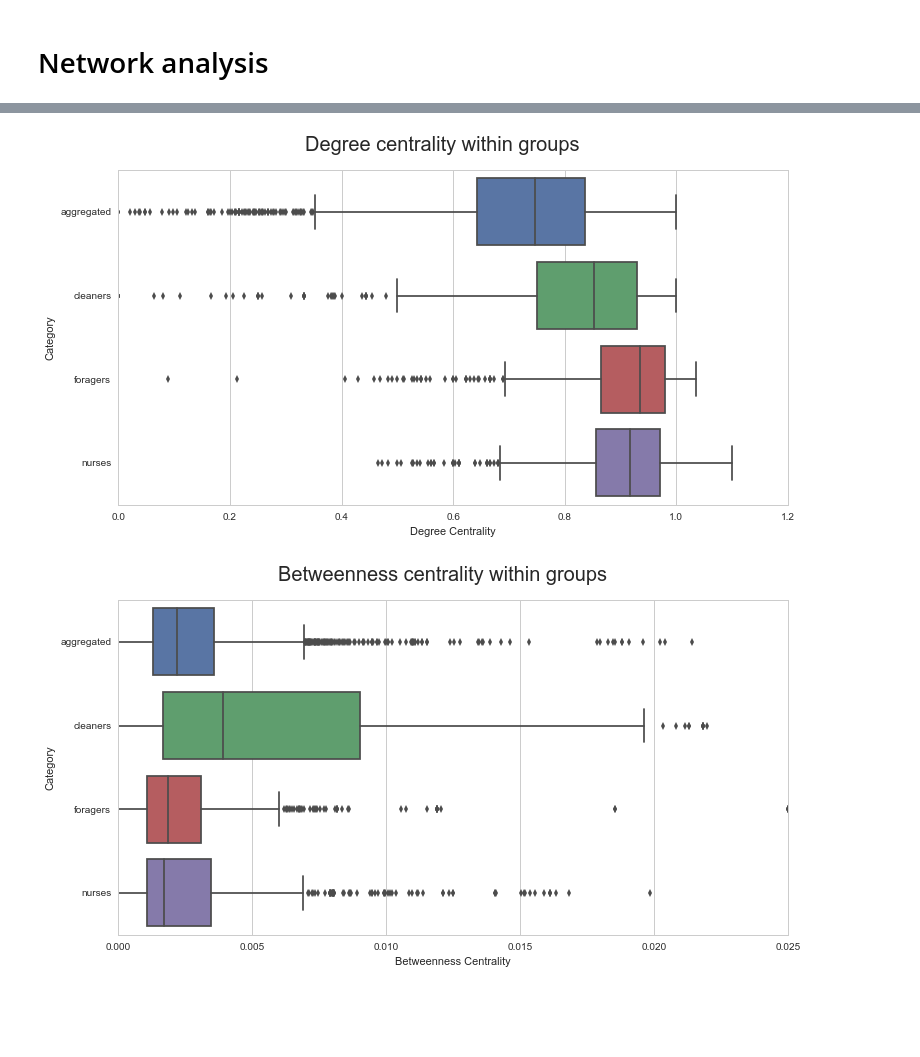
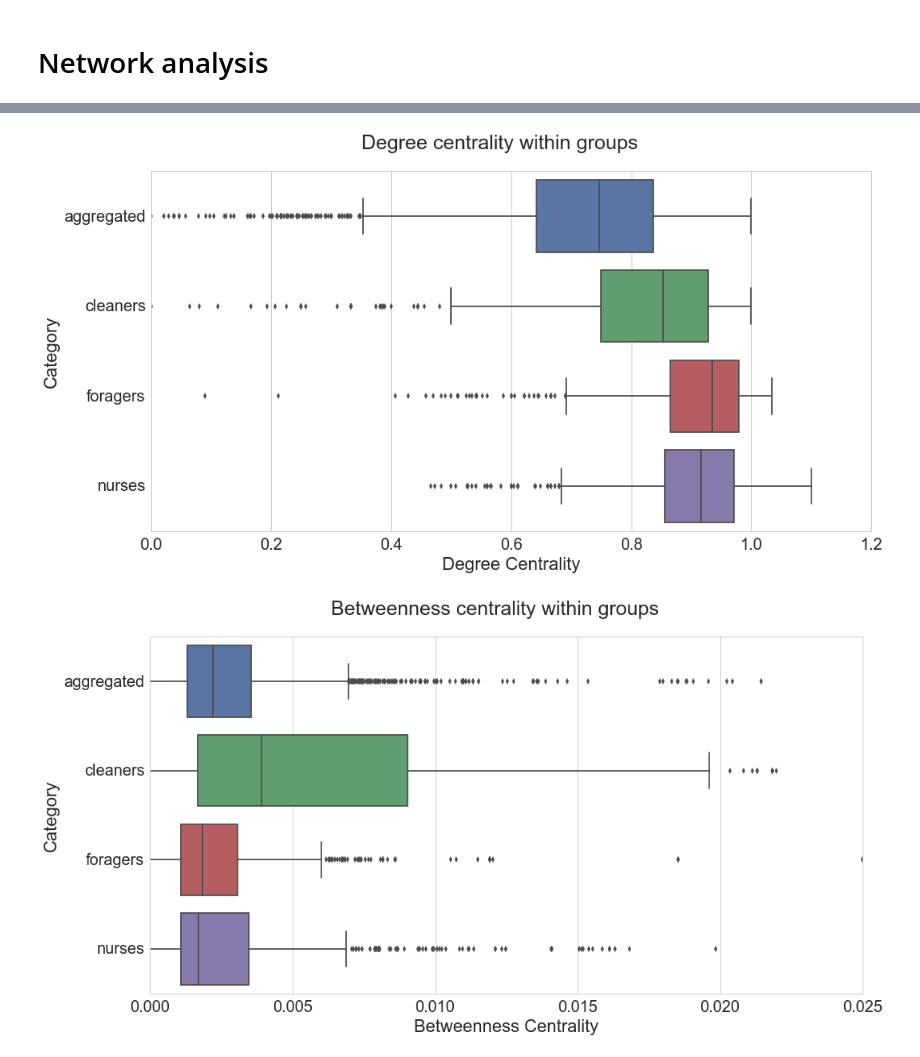
Before and after one commit to nebw/CNA_2016_project, a Jupyter notebook: Ant Colony CNA Project.ipynb, the cells around one changed output, grey strips where cells are left out. Cells and saved outputs as stored; diff of their text form; code cells hidden in the pictures; blank space fills up the shorter version.

```diff
--- a/Ant Colony CNA Project.ipynb
+++ b/Ant Colony CNA Project.ipynb
@@ -11,7 +11,7 @@ import pandas as pd
 import seaborn as sns
 import matplotlib.pyplot as plt
 
-sns.set(rc={"figure.figsize": (16, 6)})
+sns.set(rc={"figure.figsize": (16, 6)}, font_scale=2)
 sns.set_style("whitegrid")
 pal = sns.color_palette()
 # %% [markdown]
@@ -287,20 +290,24 @@ fg.fig.suptitle('Degree distribution within groups', fontsize=30)
 # %%
-fig, ax = plt.subplots(figsize=(12, 6))
+fig, ax = plt.subplots(figsize=(16, 8))
 
 sns.boxplot(x='Degree Centrality', y='Category', ax=ax, orient='h', #color='gray',
             data=ddf.groupby('Category').filter(lambda vals: len(vals) > 1))
 
-_ = fig.suptitle('Degree centrality within groups', fontsize=20)
+_ = fig.suptitle('Degree centrality within groups', fontsize=25)
+
+fig.savefig('degree-centrality.png', dpi=300, transparent=True)
 # %% [output]
-[figure, old version]
+[figure, new version]
 # %%
-fig, ax = plt.subplots(figsize=(12, 6))
+fig, ax = plt.subplots(figsize=(16, 8))
 
 sns.boxplot(x='Betweenness Centrality', y='Category', ax=ax, orient='h', #color='gray',
             data=ddf.groupby('Category').filter(lambda vals: len(vals) > 1))
 
 ax.set_xlim((0, 0.025))
 
-_ = fig.suptitle('Betweenness centrality within groups', fontsize=20)
+_ = fig.suptitle('Betweenness centrality within groups', fontsize=25)
+
+fig.savefig('betweenness-centrality.png', dpi=300, transparent=True)
 # %% [output]
-[figure, old version]
+[figure, new version]
```
Also changed, not shown: parts of 7 cells of this notebook.
